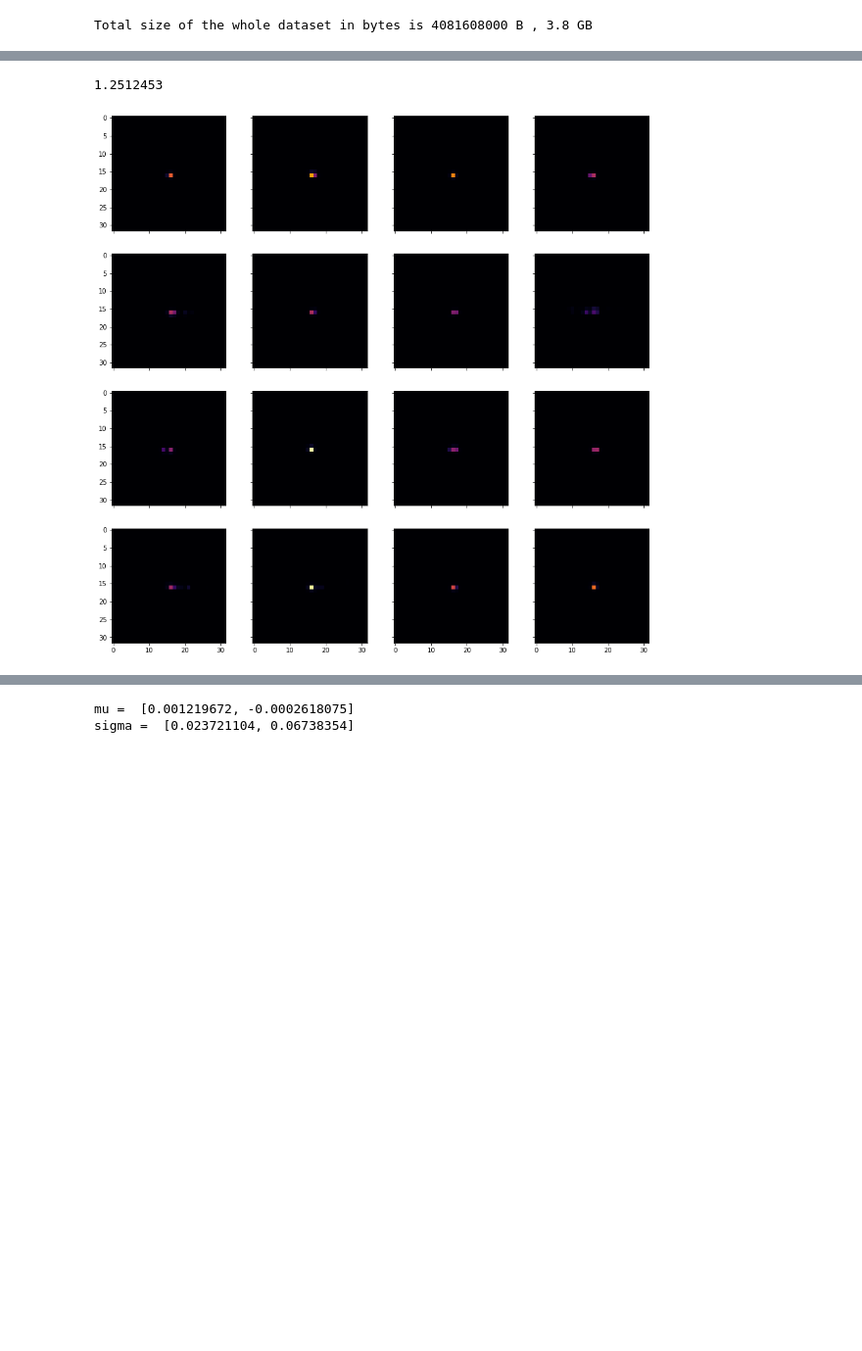
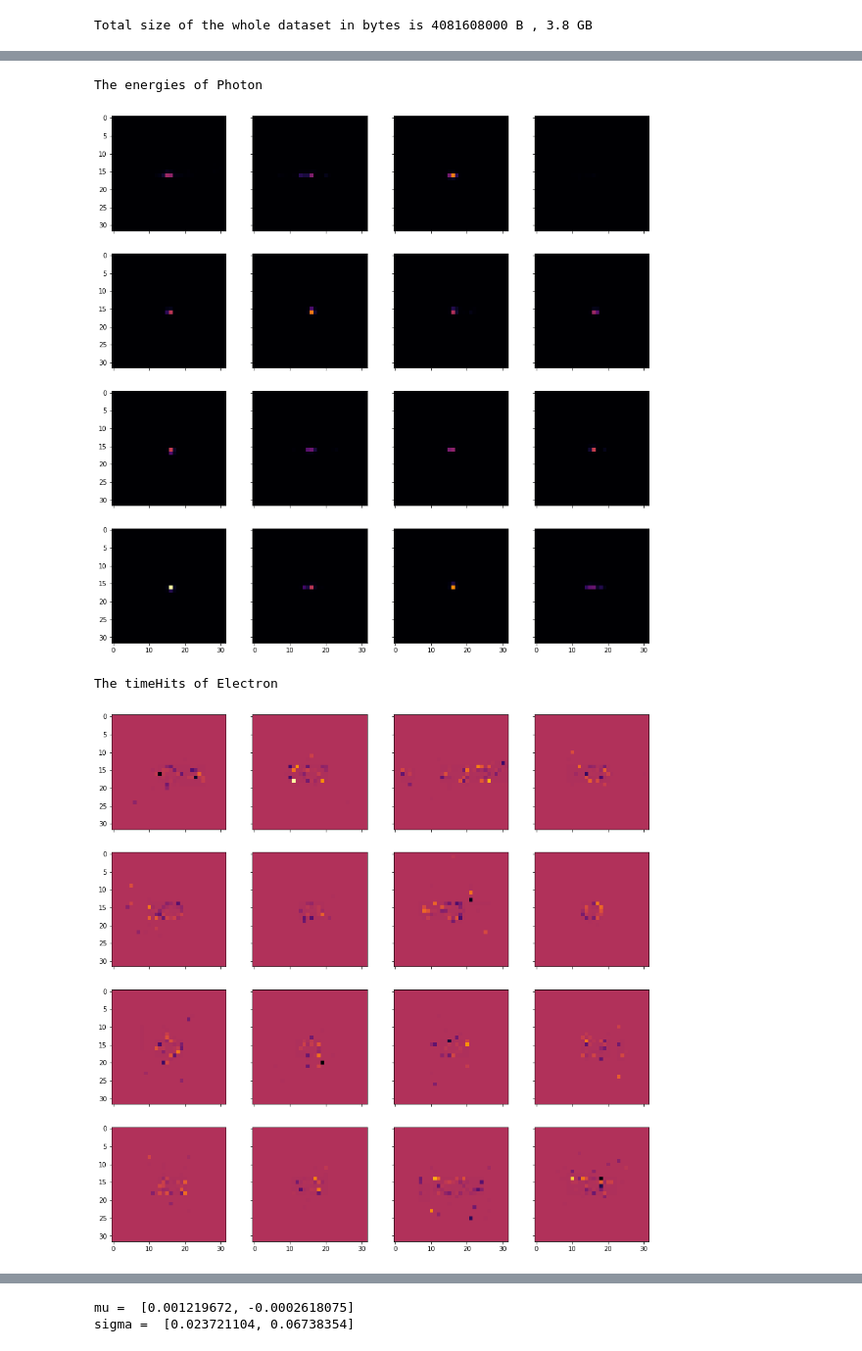
Before and after one commit to Ache17/E2E-2022, a Jupyter notebook: EDA.ipynb, the cells around one changed output, grey strips where cells are left out. Shown: that part at 98% size. Saved outputs shown, nothing was run; the diff lists cells and outputs as text; code cells hidden in the pictures; blank space fills up the shorter version.

```diff
--- a/EDA.ipynb
+++ b/EDA.ipynb
@@ -37,0 +7,22 @@ Shape of key y is (249000,)
+# %%
+# all of the required imports, data setup, any extra code
+import psutil
+import h5py
+import os
+import numpy as np
+import matplotlib.pyplot as plt
+from scipy.spatial import distance
+from sklearn.metrics import mutual_info_score
+
+try:
+  import google.colab
+  COLAB_ENV = True
+except:
+  COLAB_ENV = False
+
+if COLAB_ENV:
+  start = "/" + os.path.join("content","drive","MyDrive","datasets")
+  from google.colab import drive
+  drive.mount('/content/drive')
+else:
+  start = "data"
@@ -69,6 +107,12 @@ plt.show()
 # %%
-plotSquareMatrix(PhotonX, 4, 0)
+plotSquareMatrix(PhotonX, 4, 0, "The energies of Photon")
 plt.show()
 # %% [output]
-1.2512453
+The energies of Photon
-[figure, old version]
+[figure, new version]
+# %%
+plotSquareMatrix(ElectronX, 4, 1,"The timeHits of Electron")
+plt.show()
+# %% [output]
+The timeHits of Electron
+[figure, added]
```
Also changed, not shown: parts of 10 cells of this notebook, 2 other files.
